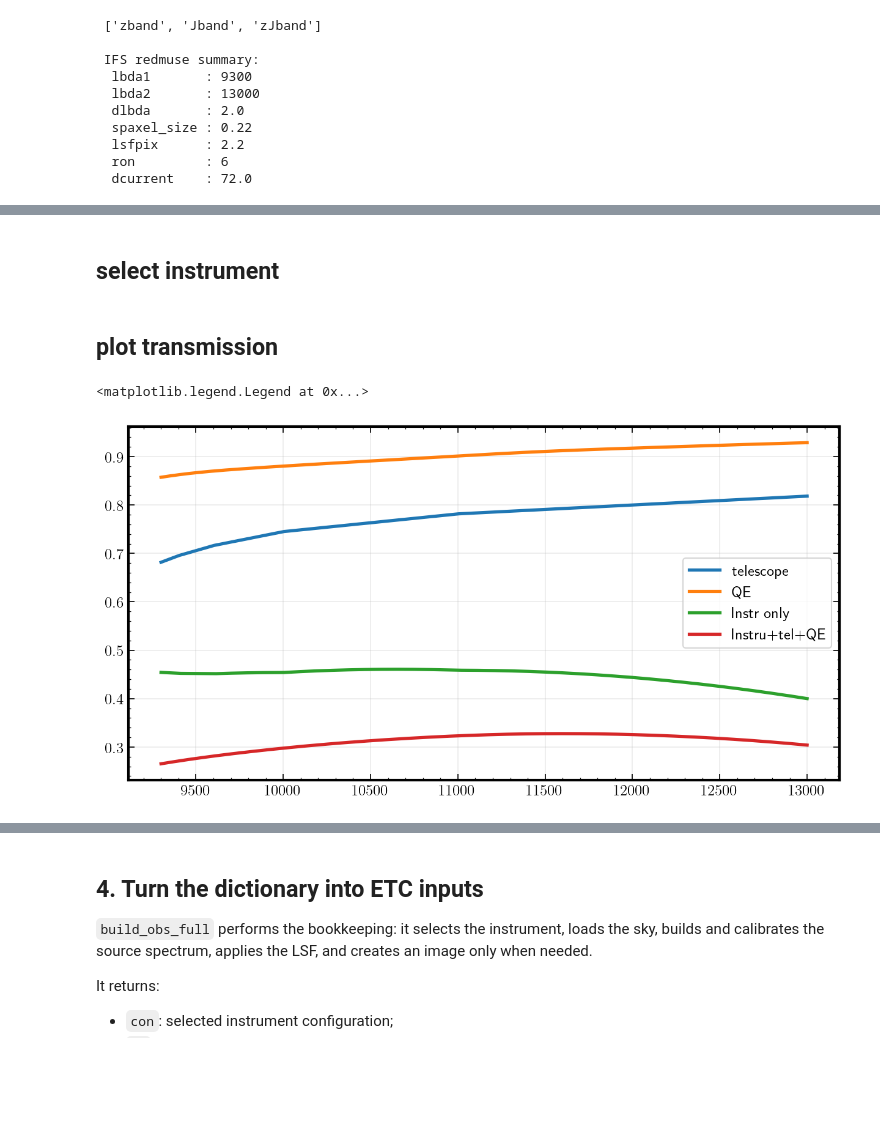
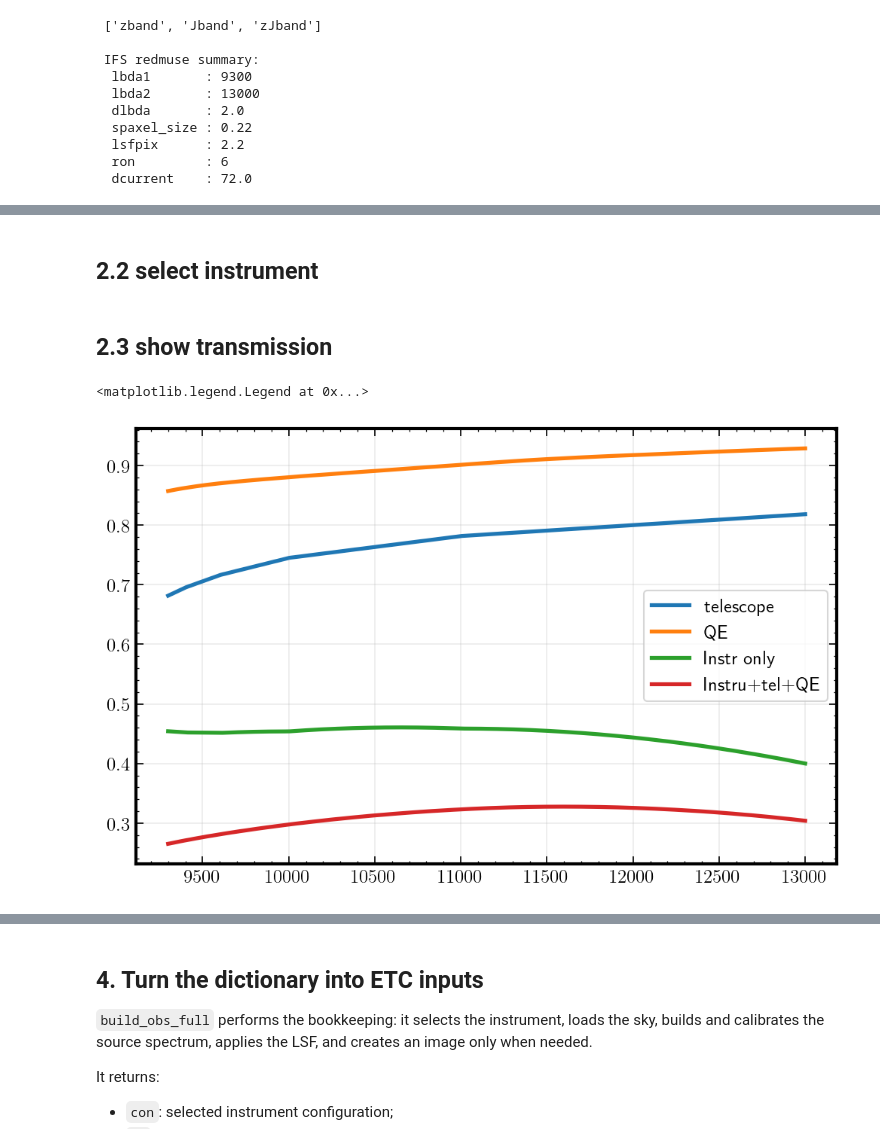
Before and after one commit to nicolas-f-bouche/pyetc_iredmuse, a Jupyter notebook: notebooks/pyetc_iredmuse_quick_look.ipynb, the cells around one changed output, grey strips where cells are left out. Saved outputs shown, nothing was run; the diff lists cells and outputs as text; code cells hidden in the pictures; blank space fills up the shorter version.

```diff
--- a/notebooks/pyetc_iredmuse_quick_look.ipynb
+++ b/notebooks/pyetc_iredmuse_quick_look.ipynb
@@ -173,15 +92,16 @@ OBJ_FIB_DISP  : 0
 # %% [markdown]
-## select instrument
+## 2.2 select instrument
 # %%
 ins=redmuse.ifs[full_obs['CH']]
 # %% [markdown]
-## plot transmission
+## 2.3 show transmission
 # %%
+plt.figure(figsize=(8,5))
 plt.plot(ins['wave'].coord(),ins['telescope'].data,label='telescope')
 plt.plot(ins['wave'].coord(),ins['QE'].data,label='QE')
 plt.plot(ins['wave'].coord(),ins['total_instrumental'].data,label='Instr only')
 plt.plot(ins['wave'].coord(),ins['instrans'].data,label='Instru+tel+QE')
 plt.legend()
 # %% [output]
 <matplotlib.legend.Legend at 0x...>
-[figure, old version]
+[figure, new version]
```
Also changed, not shown: parts of 15 cells of this notebook, 3 other files.
